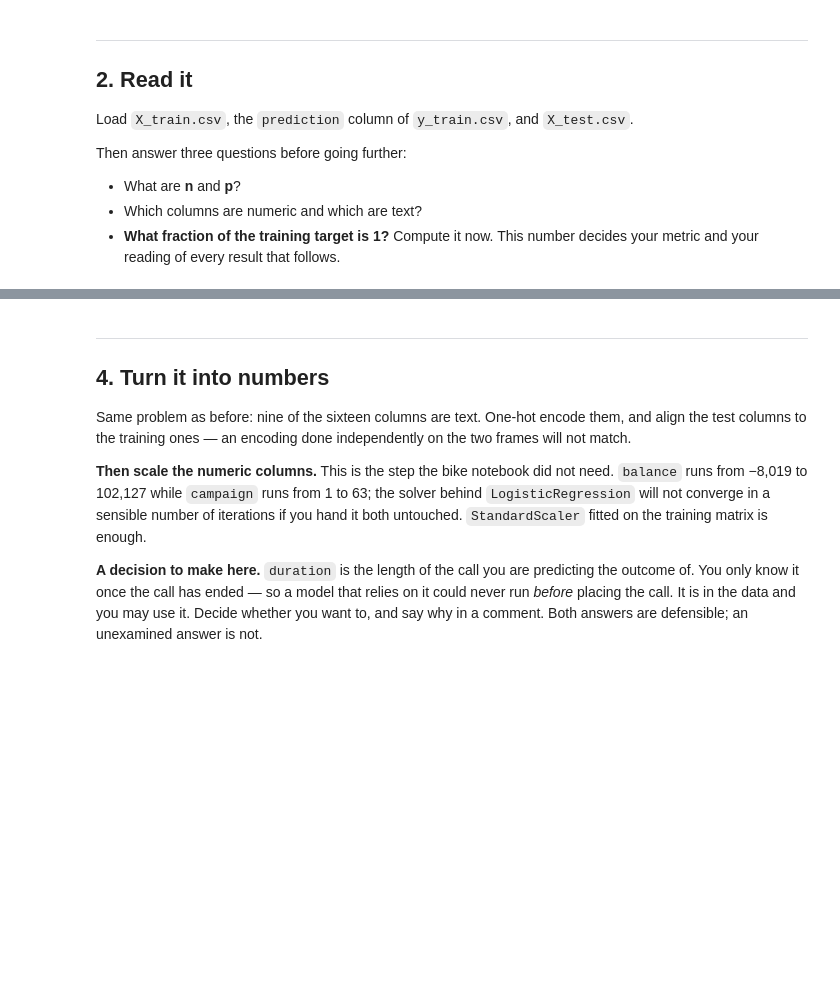
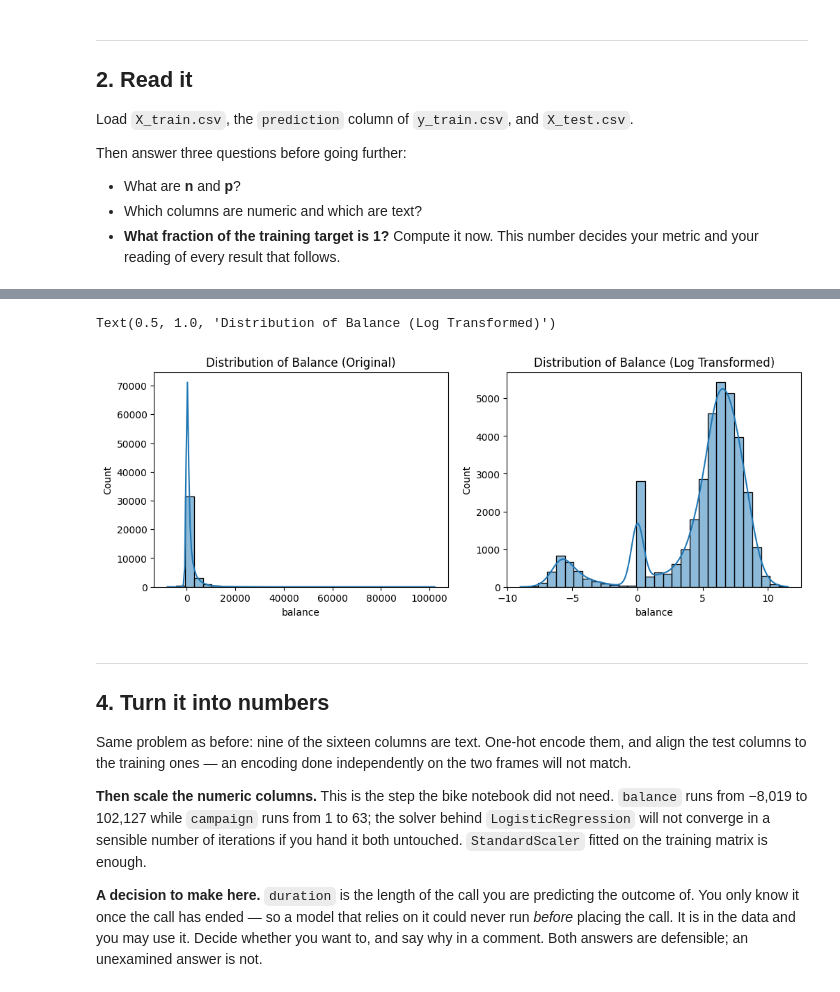
Before and after one commit to matleniz/python_deepL, a Jupyter notebook: seance3/aie_s3_bank_marketing.ipynb, the cells around one changed output, grey strips where cells are left out. Saved outputs shown, nothing was run; the diff lists cells and outputs as text; code cells hidden in the pictures; blank space fills up the shorter version.

Commit message:
Cursor: Apply local changes for cloud agent

```diff
--- a/seance3/aie_s3_bank_marketing.ipynb
+++ b/seance3/aie_s3_bank_marketing.ipynb
@@ -101,0 +72,8 @@ about it, and be able to say why.
+# %%
+import pandas as pd
+
+X = pd.read_csv("X_train.csv")               # the hours you have a label for
+y = pd.read_csv("y_train.csv")["prediction"]
+X_submission = pd.read_csv("X_test.csv")     # the hours the leaderboard scores
+
+print("X", X.shape, " X_submission", X_submission.shape, "y", y.shape)
@@ -101,0 +84,9 @@ about it, and be able to say why.
+# %%
+def calculate_day_of_week(day, month): #donne juste un chiffre de 0 à 6 correspondant au jour de la semaine en partant du 1er janvier
+    month_number= {"jan" : 0, "feb" : 1, "mar" : 2, "apr" : 3, "may" : 4, "jun" : 5, "jul" : 6, "aug" : 7, "sep" : 8, "oct" : 9, "nov" : 10, "dec" : 11}
+    month_days = [31, 28, 31, 30, 31, 30, 31, 31, 30, 31, 30, 31]
+    return (day + sum(month_days[:month_number[month]]) -4) % 7
+# %%
+#on ajoute la colonne day_of_week à X et X_submission
+X["day_of_week"] = X.apply(lambda row: calculate_day_of_week(row["day"], row["month"]), axis=1)
+X_submission["day_of_week"] = X_submission.apply(lambda row: calculate_day_of_week(row["day"], row["month"]), axis=1)
@@ -101,0 +105,14 @@ about it, and be able to say why.
+# %%
+#on regarde la répartition de " balance " dans le dataset X
+#on compare avant et après le log pour voir si la distribution est plus normale
+
+import numpy as np
+
+fig, axs = plt.subplots(1, 2, figsize=(12, 4))
+sns.histplot(X['balance'], bins=30, kde=True, ax=axs[0])
+axs[0].set_title('Distribution of Balance (Original)')
+sns.histplot (np.sign(X["balance"]) * np.log1p(np.abs(X["balance"])), bins=30, kde=True, ax=axs[1])
+axs[1].set_title('Distribution of Balance (Log Transformed)')
+# %% [output]
+Text(0.5, 1.0, 'Distribution of Balance (Log Transformed)')
+[figure, added]
```
Also changed, not shown: parts of 7 cells of this notebook, 7 other files.
